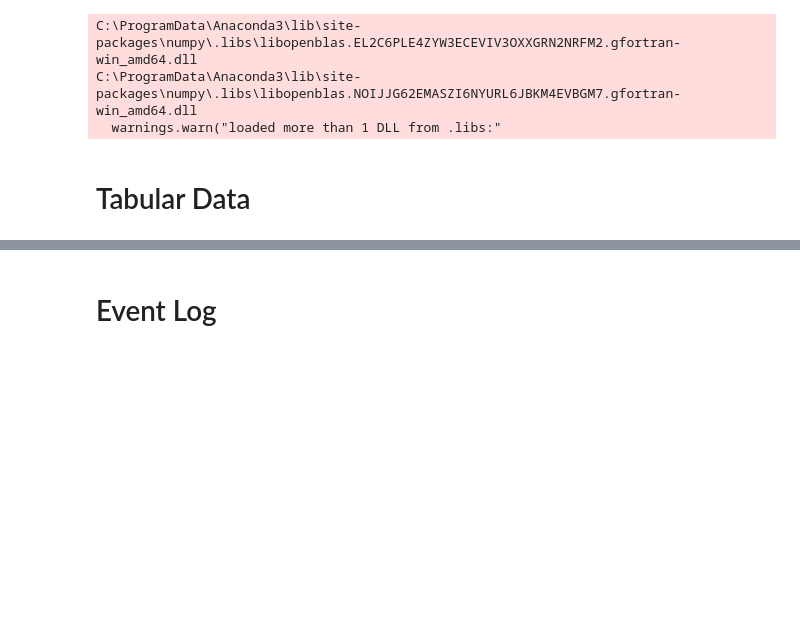
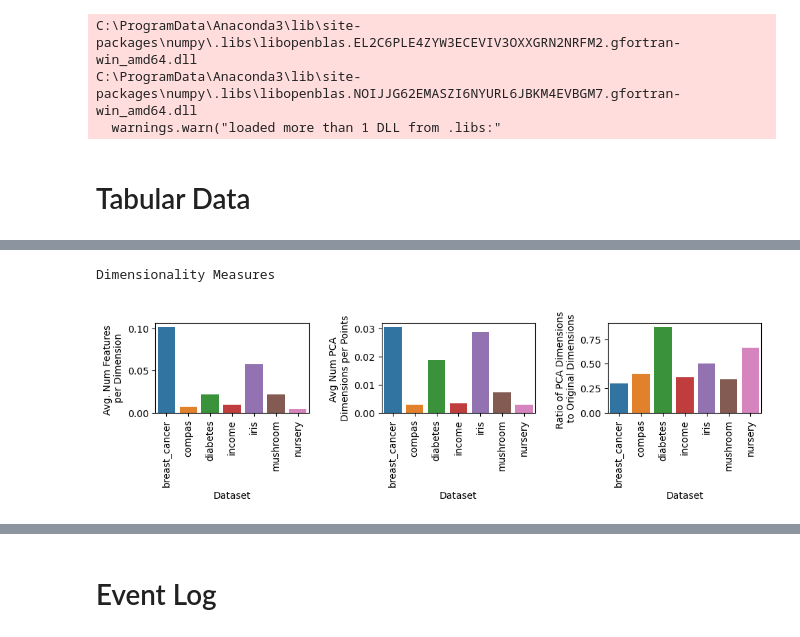
Before and after one commit to Mythreyi-V/full_stability, a Jupyter notebook: MFE.ipynb, the cells around one changed output, grey strips where cells are left out. Saved outputs shown, nothing was run; the diff lists cells and outputs as text; code cells hidden in the pictures; blank space fills up the shorter version.

```diff
--- a/MFE.ipynb
+++ b/MFE.ipynb
@@ -485,0 +112,24 @@ two_itemset.sd                                                0.1002944387614881
+# %%
+print("Dimensionality Measures")
+
+fig, ax = plt.subplots(1, 3, figsize=(10, 3))
+sns.barplot(data = df, x = "Dataset", y = "t2", ax=ax[0])
+ax[0].set_xlabel("Dataset")
+ax[0].set_ylabel("Avg. Num Features \nper Dimension")
+ax[0].set_xticklabels(datasets, rotation=90)
+
+sns.barplot(data = df, x = "Dataset", y = "t3", ax=ax[1])
+ax[1].set_xlabel("Dataset")
+ax[1].set_ylabel("Avg Num PCA \nDimensions per Points")
+ax[1].set_xticklabels(datasets, rotation=90)
+
+sns.barplot(data = df, x = "Dataset", y = "t4", ax=ax[2])
+ax[2].set_xlabel("Dataset")
+ax[2].set_ylabel("Ratio of PCA Dimensions \nto Original Dimensions")
+ax[2].set_xticklabels(datasets, rotation=90)
+
+fig.tight_layout(pad=1.5)
+plt.show()
+# %% [output]
+Dimensionality Measures
+[figure, added]
```
Also changed, not shown: parts of 117 cells of this notebook.
